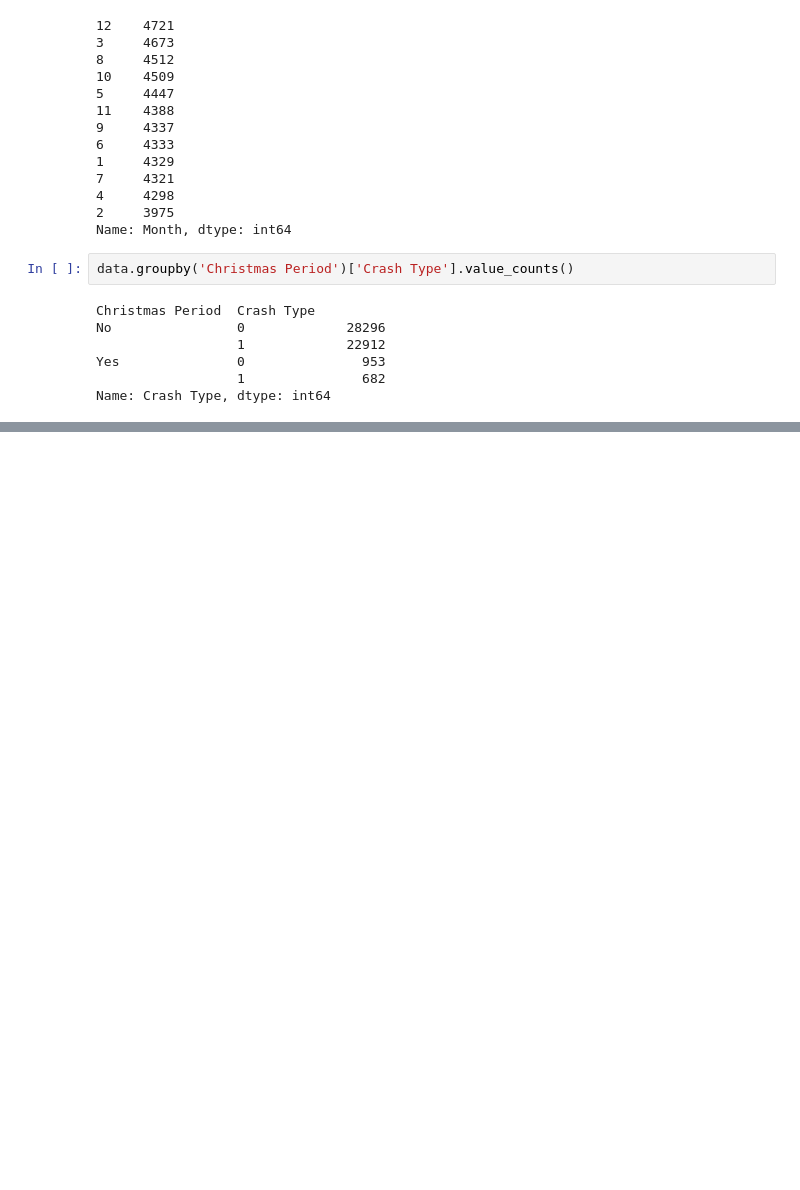
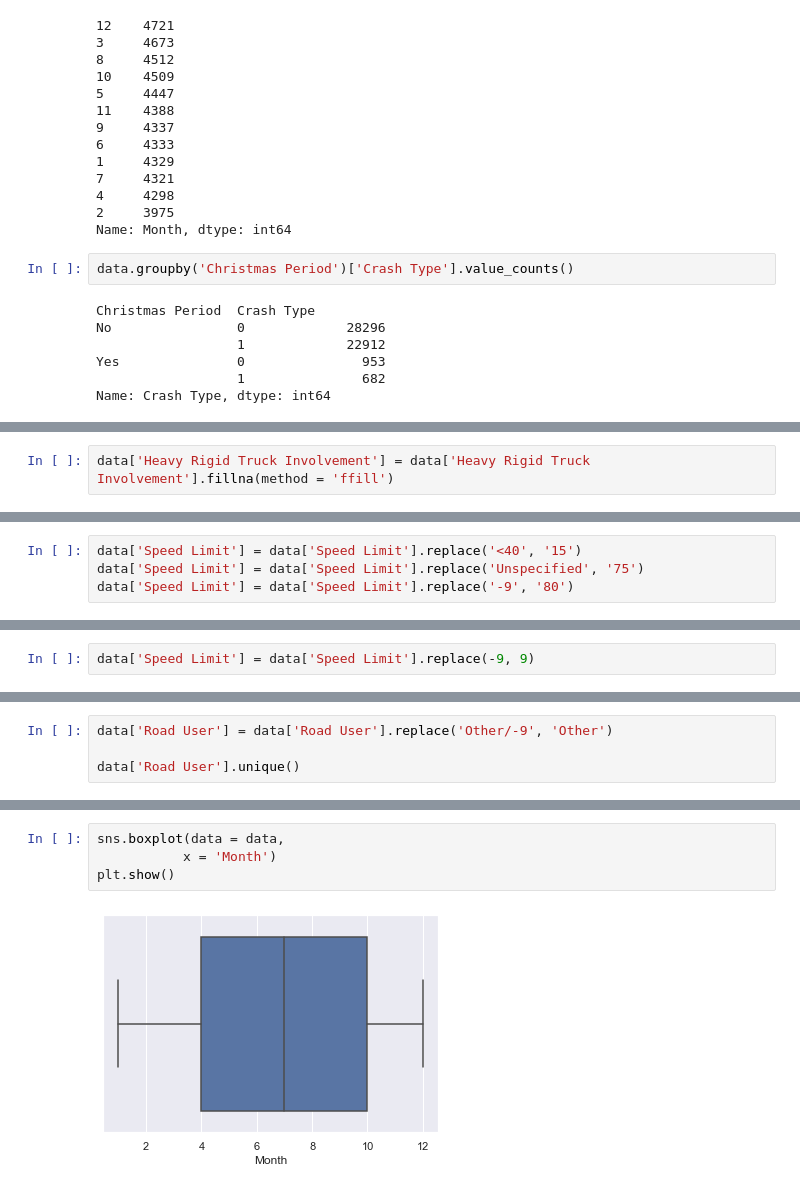
Before and after one commit to JudsonMorgan/Python-for-Data-Analyst, a Jupyter notebook: Crash-Prediction.ipynb, the cells around one changed output, grey strips where cells are left out. Cells and saved outputs as stored; diff of their text form; blank space fills up the shorter version.

```diff
--- a/Crash-Prediction.ipynb
+++ b/Crash-Prediction.ipynb
@@ -253,0 +363,2 @@ Name: Crash Type, dtype: int64
+# %%
+data['Heavy Rigid Truck Involvement'] = data['Heavy Rigid Truck Involvement'].fillna(method = 'ffill')
@@ -253,0 +399,4 @@ Name: Crash Type, dtype: int64
+# %%
+data['Speed Limit'] = data['Speed Limit'].replace('<40', '15')
+data['Speed Limit'] = data['Speed Limit'].replace('Unspecified', '75')
+data['Speed Limit'] = data['Speed Limit'].replace('-9', '80')
@@ -253,0 +409,2 @@ Name: Crash Type, dtype: int64
+# %%
+data['Speed Limit'] = data['Speed Limit'].replace(-9, 9)
@@ -253,0 +423,4 @@ Name: Crash Type, dtype: int64
+# %%
+data['Road User'] = data['Road User'].replace('Other/-9', 'Other')
+
+data['Road User'].unique()
@@ -253,0 +458,6 @@ Name: Crash Type, dtype: int64
+# %%
+sns.boxplot(data = data,
+           x = 'Month')
+plt.show()
+# %% [output]
+[figure, added]
```
Also changed, not shown: parts of 44 cells of this notebook.
